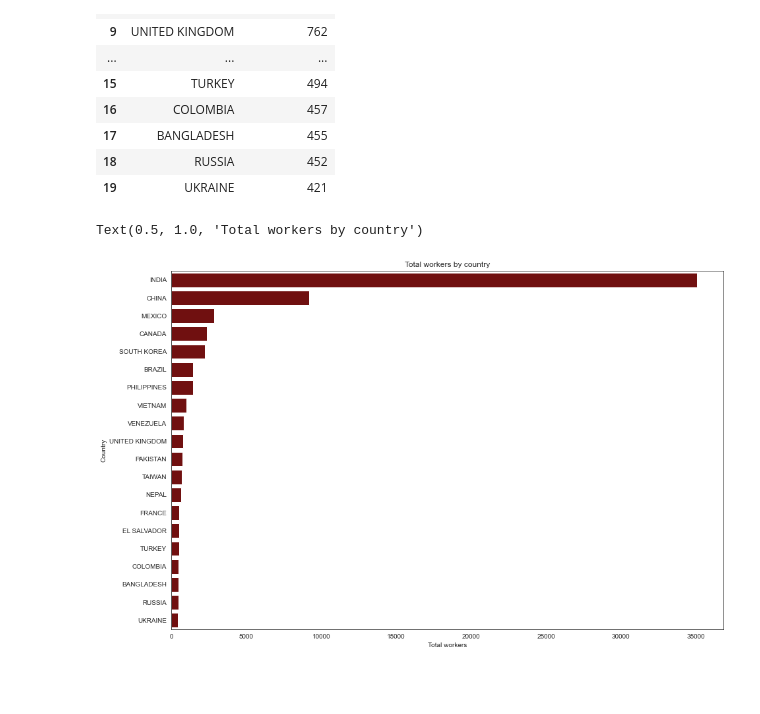
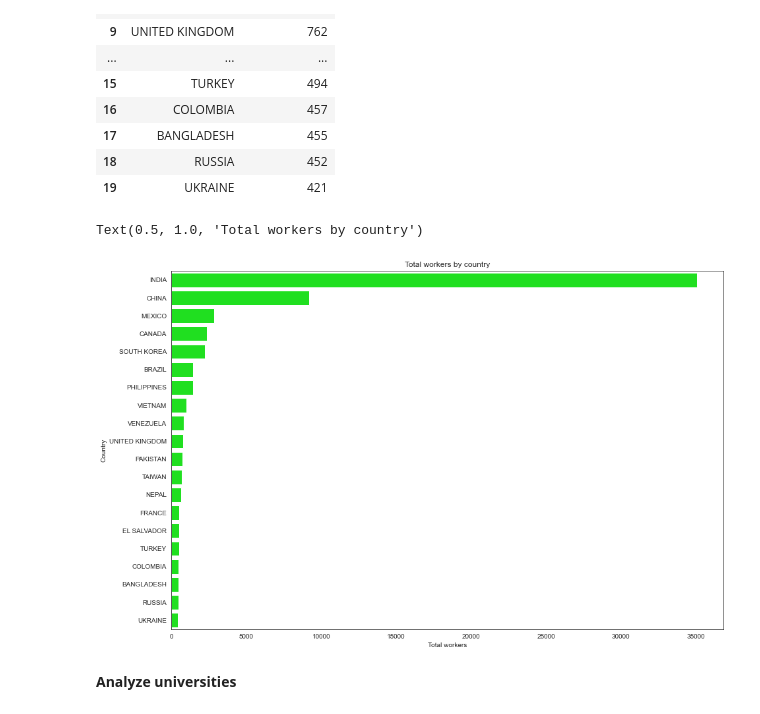
Before and after one commit to r-surendiran/MSCA-37014-Python-For-Analytics-Group-Project, a Jupyter notebook: Notebooks/HW3 - EDA (Oleksiy Anokhin).ipynb, the cells around one changed output. Saved outputs shown, nothing was run; the diff lists cells and outputs as text; code cells hidden in the pictures; blank space fills up the shorter version.

```diff
--- a/Notebooks/HW3 - EDA (Oleksiy Anokhin).ipynb
+++ b/Notebooks/HW3 - EDA (Oleksiy Anokhin).ipynb
@@ -150,10 +154,12 @@ citizenship_20
 | 18 | RUSSIA | 452 |
 | 19 | UKRAINE | 421 |
 # %%
-# Create a histogram
-ax = sns.barplot(x = 'total_workers', y = 'country', data = citizenship_20, color = 'maroon')
+# Create a barplot
+ax = sns.barplot(x = 'total_workers', y = 'country', data = citizenship_20, color = 'lime')
 ax.set(xlabel = 'Total workers', ylabel = 'Country')
 ax.set_title('Total workers by country')
 # %% [output]
 Text(0.5, 1.0, 'Total workers by country')
-[figure, old version]
+[figure, new version]
+# %% [markdown]
+**Analyze universities**
```
Also changed, not shown: parts of 14 cells of this notebook, 1 other file.
